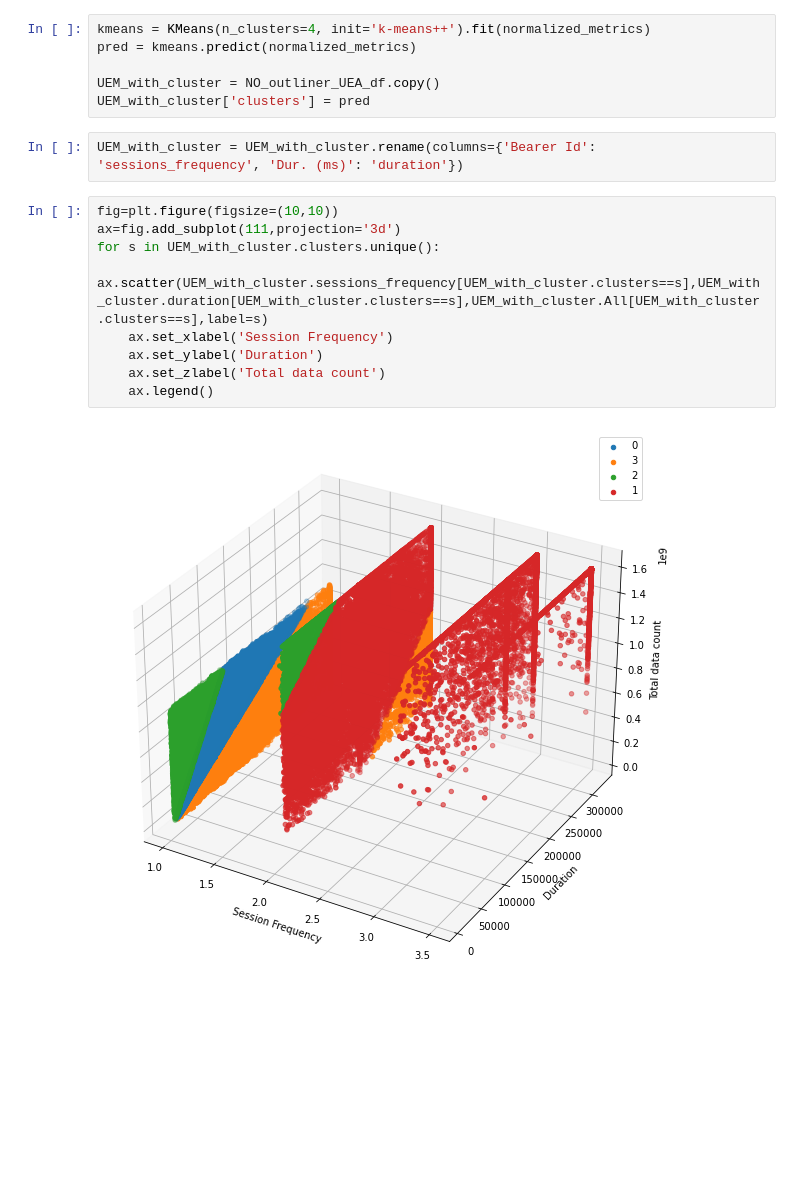
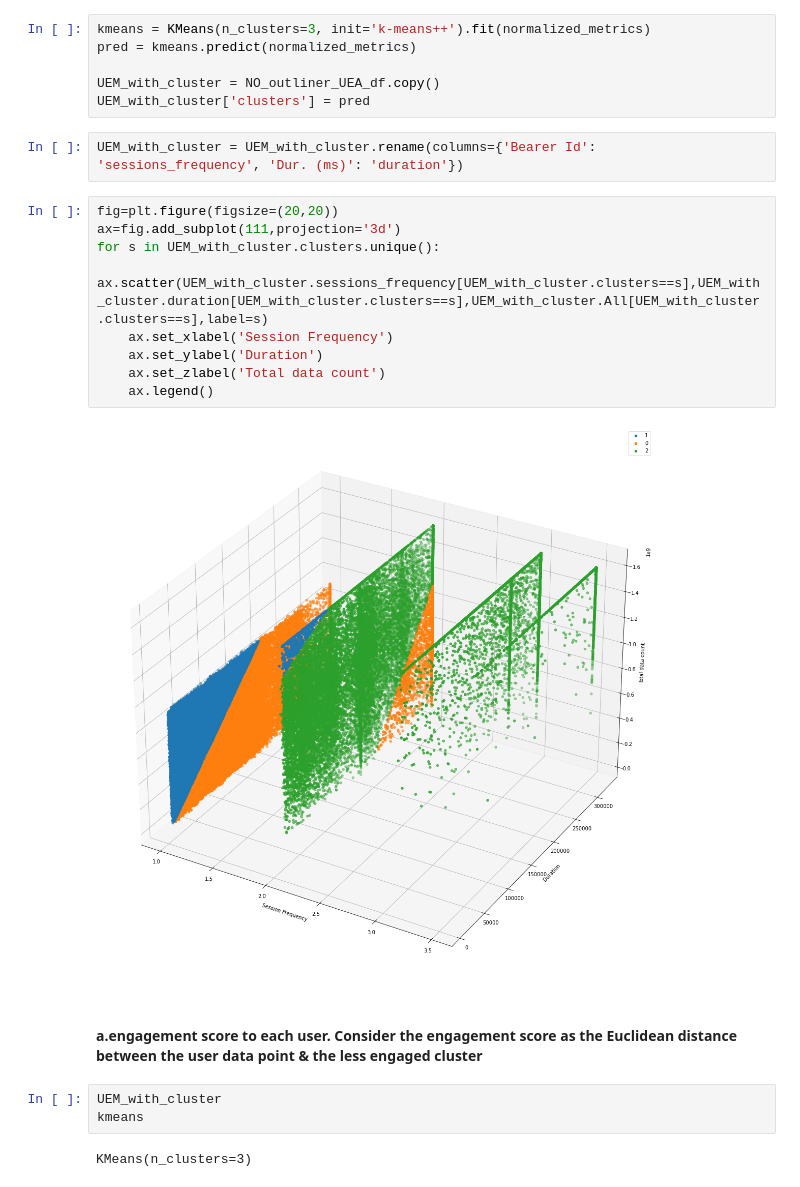
Before and after one commit to bereketkibru/User_Analytics_in_telecom, a Jupyter notebook: notebooks/User Engagement analysis.ipynb, the cells around one changed output. Cells and saved outputs as stored; diff of their text form; blank space fills up the shorter version.

```diff
--- a/notebooks/User Engagement analysis.ipynb
+++ b/notebooks/User Engagement analysis.ipynb
@@ -566,5 +566,5 @@ Text(0, 0.5, 'Inertia')
 # %%
-kmeans = KMeans(n_clusters=4, init='k-means++').fit(normalized_metrics)
+kmeans = KMeans(n_clusters=3, init='k-means++').fit(normalized_metrics)
 pred = kmeans.predict(normalized_metrics)
 
 UEM_with_cluster = NO_outliner_UEA_df.copy()
@@ -572,13 +572,20 @@ UEM_with_cluster['clusters'] = pred
 # %%
 UEM_with_cluster = UEM_with_cluster.rename(columns={'Bearer Id': 'sessions_frequency', 'Dur. (ms)': 'duration'})
 # %%
-fig=plt.figure(figsize=(10,10))
+fig=plt.figure(figsize=(20,20))
 ax=fig.add_subplot(111,projection='3d')
 for s in UEM_with_cluster.clusters.unique():
     ax.scatter(UEM_with_cluster.sessions_frequency[UEM_with_cluster.clusters==s],UEM_with_cluster.duration[UEM_with_cluster.clusters==s],UEM_with_cluster.All[UEM_with_cluster.clusters==s],label=s)
     ax.set_xlabel('Session Frequency')
     ax.set_ylabel('Duration')
     ax.set_zlabel('Total data count')
     ax.legend()
 # %% [output]
-[figure, old version]
+[figure, new version]
+# %% [markdown]
+####  a.engagement score to each user. Consider the engagement score as the Euclidean distance between the user data point & the less engaged cluster
+# %%
+UEM_with_cluster
+kmeans
+# %% [output]
+KMeans(n_clusters=3)
```
Also changed, not shown: parts of 10 cells of this notebook, 4 other files.
